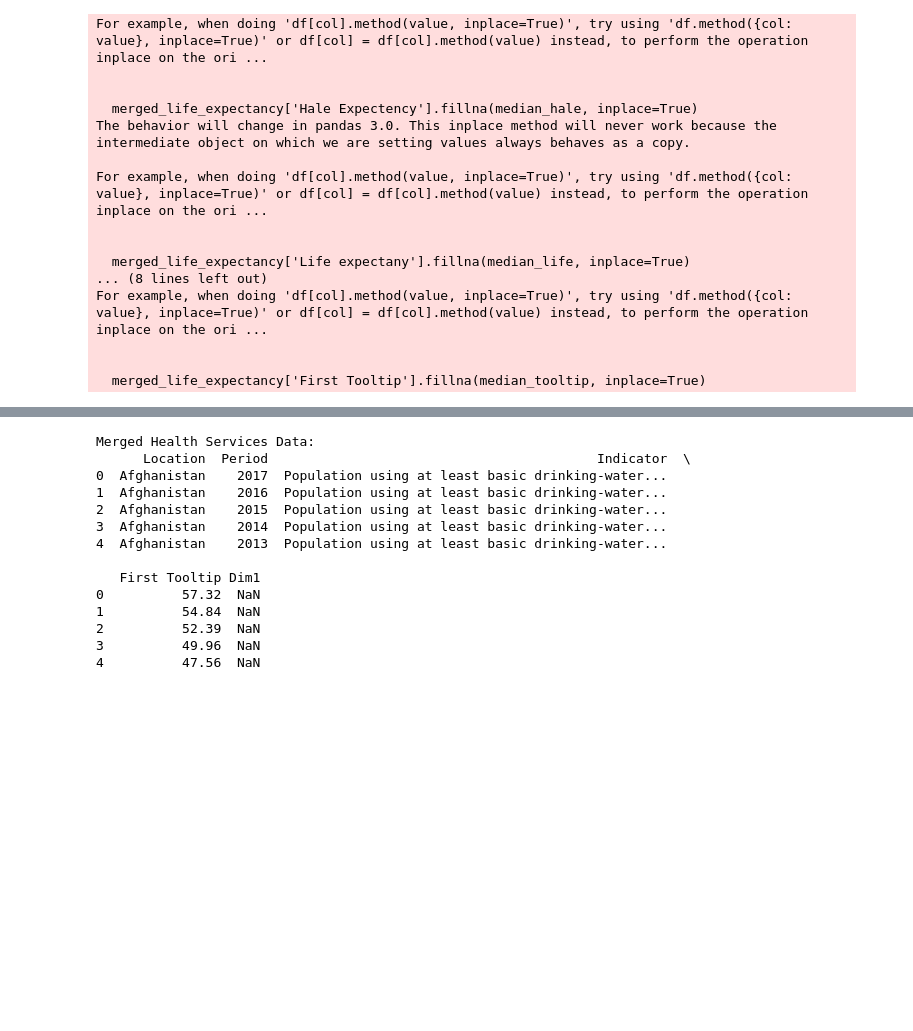
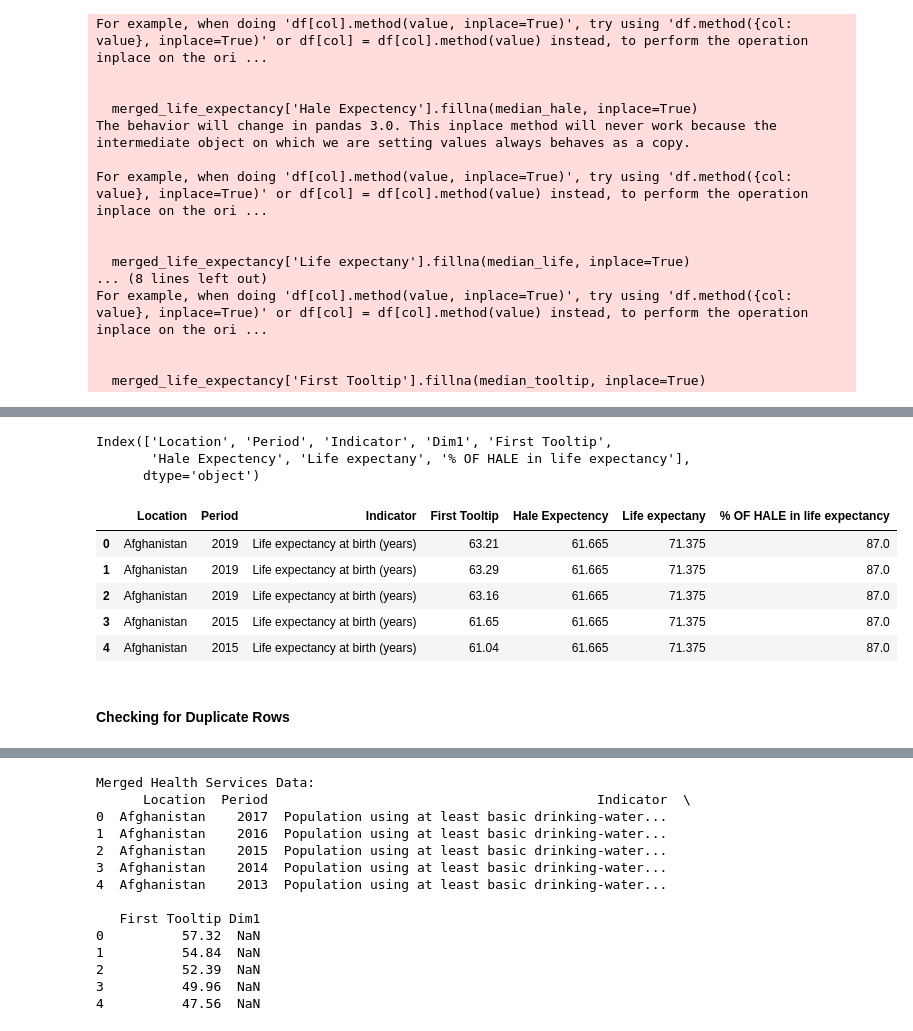
Before and after one commit to BILGI-IE-423/ie423-2024-termproject-the-a-team, a Jupyter notebook: World Health Statistics - Merged.ipynb, the cells around one changed output, grey strips where cells are left out. Drawn from its saved outputs; the diff is of its cells as text; code cells hidden in the pictures; blank space fills up the shorter version.

```diff
--- a/World Health Statistics - Merged.ipynb
+++ b/World Health Statistics - Merged.ipynb
@@ -288,0 +399,28 @@ For example, when doing 'df[col].method(value, inplace=True)', try using 'df.met
+# %%
+
+#Dim1 is irrelevant to our analysis so we will drop it
+
+# Print the columns in your DataFrame
+print(merged_life_expectancy.columns)
+
+# Check if 'Dim1' exists in the columns
+if 'Dim1' in merged_life_expectancy.columns:
+    # Drop the 'Dim1' column
+    merged_life_expectancy.drop(columns=['Dim1'], inplace=True)
+else:
+    print("'Dim1' column not found in DataFrame.")
+
+# Print the updated DataFrame
+merged_life_expectancy.head()
+# %% [output]
+Index(['Location', 'Period', 'Indicator', 'Dim1', 'First Tooltip',
+       'Hale Expectency', 'Life expectany', '% OF HALE in life expectancy'],
+      dtype='object')
+|  | Location | Period | Indicator | First Tooltip | Hale Expectency | Life expectany | % OF HALE in life expectancy |
+| 0 | Afghanistan | 2019 | Life expectancy at birth (years) | 63.21 | 61.665 | 71.375 | 87.0 |
+| 1 | Afghanistan | 2019 | Life expectancy at birth (years) | 63.29 | 61.665 | 71.375 | 87.0 |
+| 2 | Afghanistan | 2019 | Life expectancy at birth (years) | 63.16 | 61.665 | 71.375 | 87.0 |
+| 3 | Afghanistan | 2015 | Life expectancy at birth (years) | 61.65 | 61.665 | 71.375 | 87.0 |
+| 4 | Afghanistan | 2015 | Life expectancy at birth (years) | 61.04 | 61.665 | 71.375 | 87.0 |
+# %% [markdown]
+#### Checking for Duplicate Rows
```
Also changed, not shown: parts of 23 cells of this notebook.
